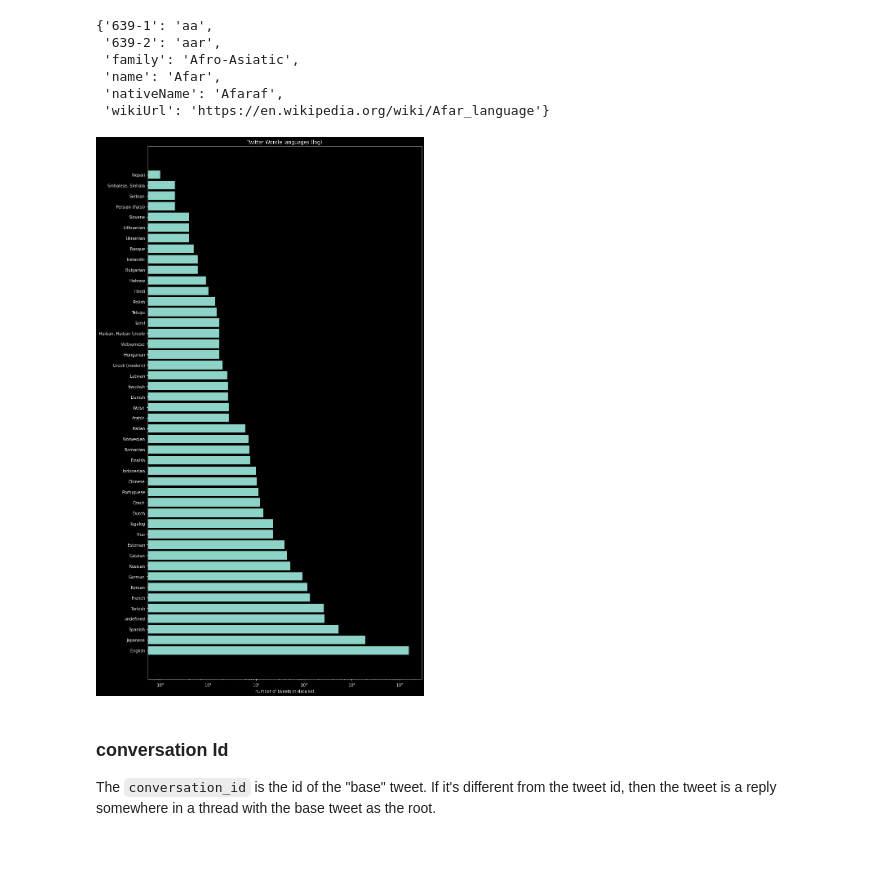
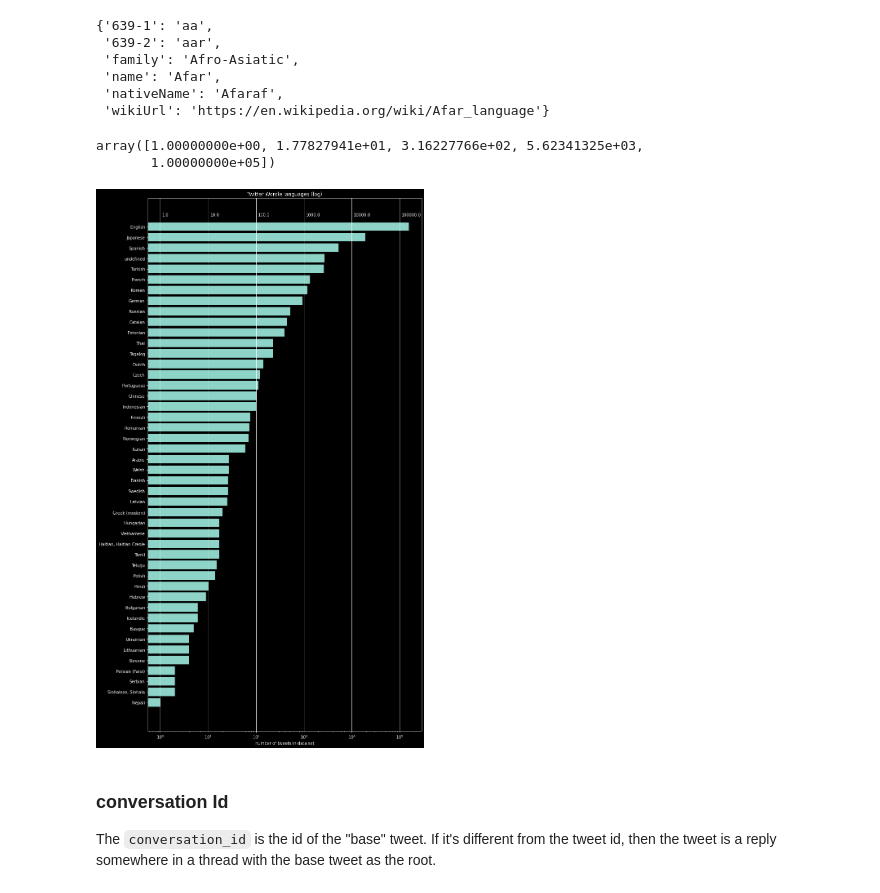
Before and after one commit to dtersegno/capstone, a Jupyter notebook: data_acquisition/4_EDA.ipynb, the cells around one changed output. Drawn from its saved outputs; the diff is of its cells as text; code cells hidden in the pictures; blank space fills up the shorter version.

Commit message:
json eda

```diff
--- a/data_acquisition/4_EDA.ipynb
+++ b/data_acquisition/4_EDA.ipynb
@@ -221,0 +251,9 @@ tudf.tail()
+# %%
+json_cols = ['entities_tweet', 'public_metrics_tweet','context_annotations','public_metrics_user','entities_user']
+# %%
+#replace 0s in json columns with blank json
+for column in json_cols:
+    tudf[column] = tudf[column].apply(lambda entry: "{}" if entry == 0 else entry)
+
+#replace single quotes with double quotes for proper JSON interpretation.
+#tudf_json_keys = tudf[json_cols].apply(lambda entry: json.loads(entry.replace("""'""",'''"'''), inplace = True)
@@ -243,19 +493,27 @@ lang_dict['aa']
  'name': 'Afar',
  'nativeName': 'Afaraf',
  'wikiUrl': 'https://en.wikipedia.org/wiki/Afar_language'}
+# %%
+np.logspace(0,5,5)
+# %% [output]
+array([1.00000000e+00, 1.77827941e+01, 3.16227766e+02, 5.62341325e+03,
+       1.00000000e+05])
 # %%
 #plot languages
 lang_vcs = tudf['lang'].value_counts()
 lang_vcs_names = [
      lang_dict[lang]['name']
      for lang in lang_vcs.index
 ]
 plt.figure(figsize=(12,24))
-plt.barh(width=lang_vcs, y=lang_vcs_names, log = True)
+plt.grid(axis = 'x')
+plt.barh(width=lang_vcs[::-1], y=lang_vcs_names[::-1], log = True)
 plt.title('Twitter Wordle languages (log)')
-plt.xlabel("number of tweets in data set");
+plt.xlabel("number of tweets in data set")
+for xpos in np.logspace(0,5,6):
+    plt.text(x = xpos*1.1, y = 46, s= str(xpos))
 # %% [output]
-[figure, old version]
+[figure, new version]
 # %% [markdown]
 ### conversation Id
 The `conversation_id` is the id of the "base" tweet. If it's different from the tweet id, then the tweet is a reply somewhere in a thread with the base tweet as the root.
```
Also changed, not shown: parts of 112 cells of this notebook, 1 other file.
